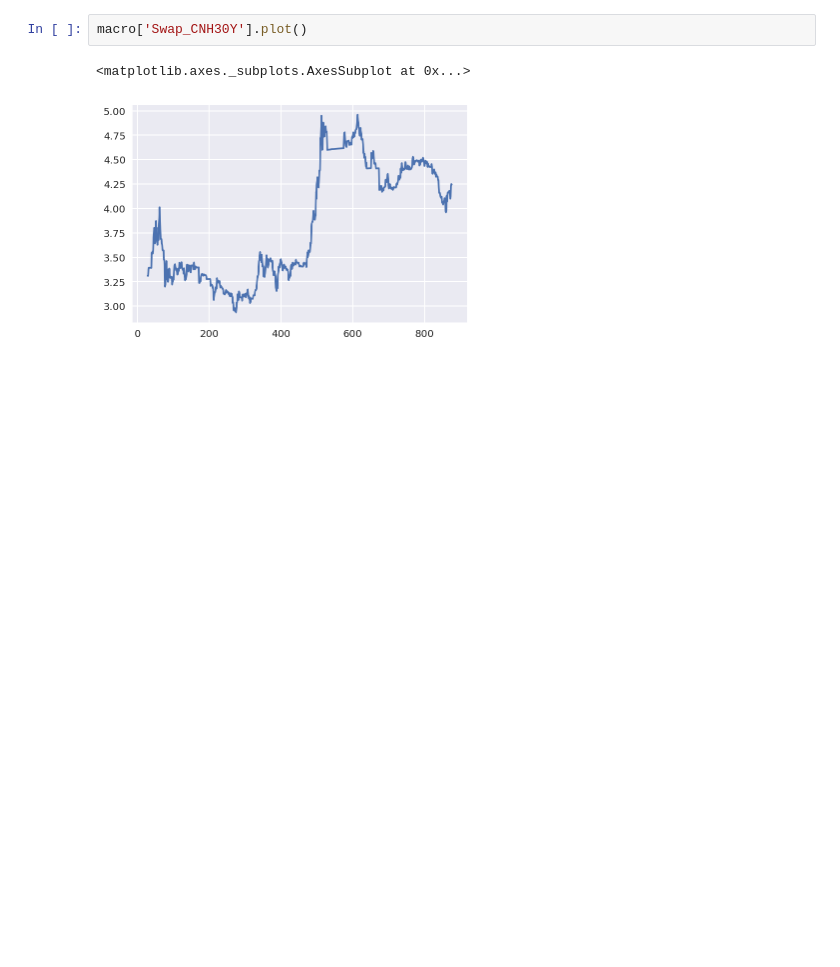
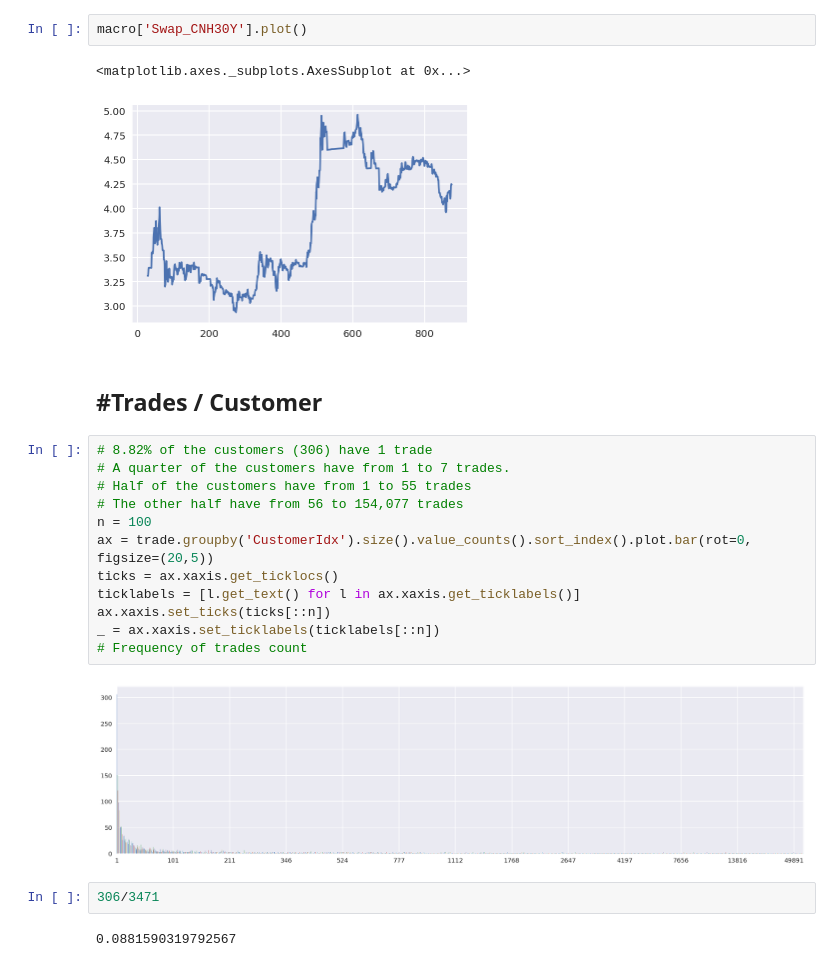
Before and after one commit to Robert-Aduviri/DSG-2018-Qualifiers, a Jupyter notebook: notebooks/robert/RA-01-EDA.ipynb, the cells around one changed output. Saved outputs shown, nothing was run; the diff lists cells and outputs as text; blank space fills up the shorter version.

Commit message:
Add cumulative frequency info

```diff
--- a/notebooks/robert/RA-01-EDA.ipynb
+++ b/notebooks/robert/RA-01-EDA.ipynb
@@ -279,3 +281,23 @@ macro['Swap_CNH30Y'].plot()
 # %% [output]
 <matplotlib.axes._subplots.AxesSubplot at 0x...>
 [figure]
+# %% [markdown]
+## #Trades / Customer
+# %%
+# 8.82% of the customers (306) have 1 trade
+# A quarter of the customers have from 1 to 7 trades.
+# Half of the customers have from 1 to 55 trades
+# The other half have from 56 to 154,077 trades
+n = 100
+ax = trade.groupby('CustomerIdx').size().value_counts().sort_index().plot.bar(rot=0, figsize=(20,5))
+ticks = ax.xaxis.get_ticklocs()
+ticklabels = [l.get_text() for l in ax.xaxis.get_ticklabels()]
+ax.xaxis.set_ticks(ticks[::n])
+_ = ax.xaxis.set_ticklabels(ticklabels[::n])
+# Frequency of trades count
+# %% [output]
+[figure, added]
+# %%
+306/3471
+# %% [output]
+0.0881590319792567
```
Also changed, not shown: parts of 21 cells of this notebook, 2 other files.
